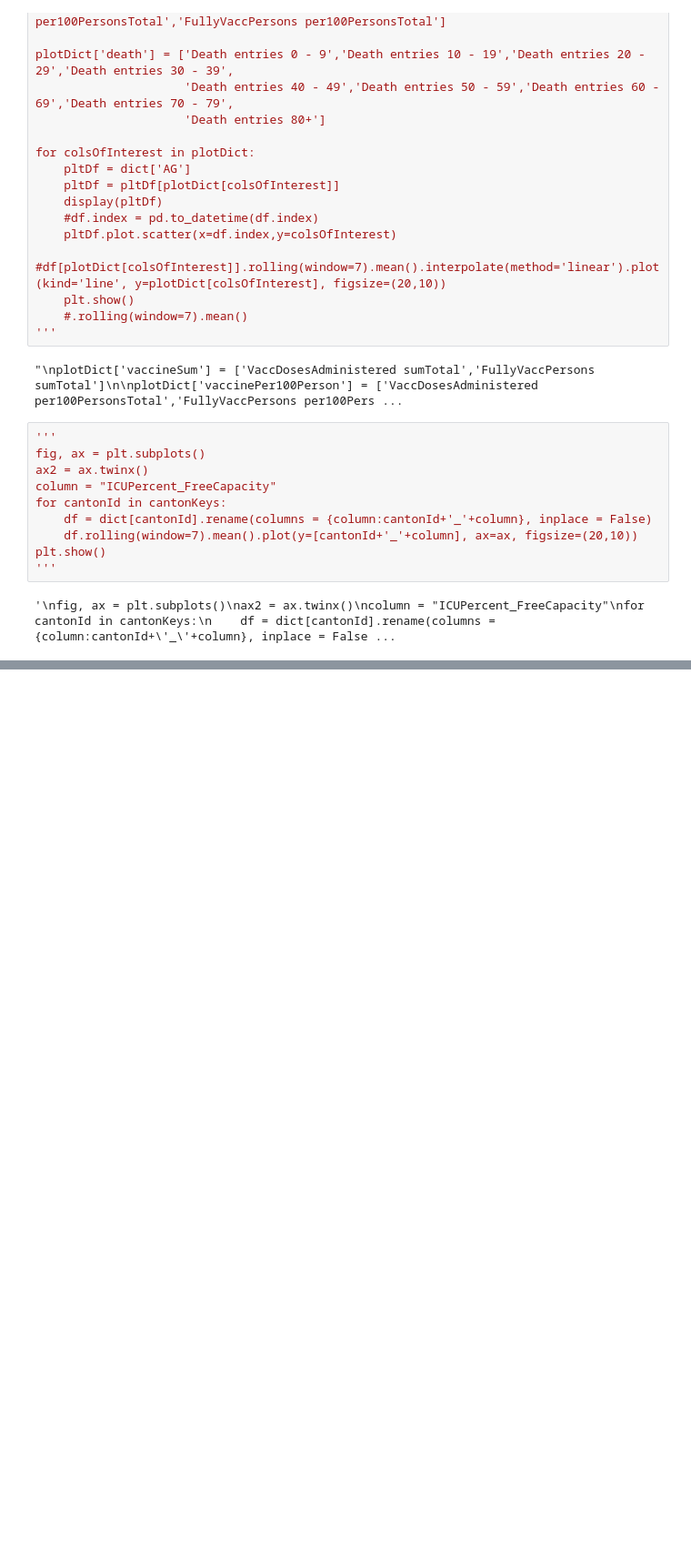
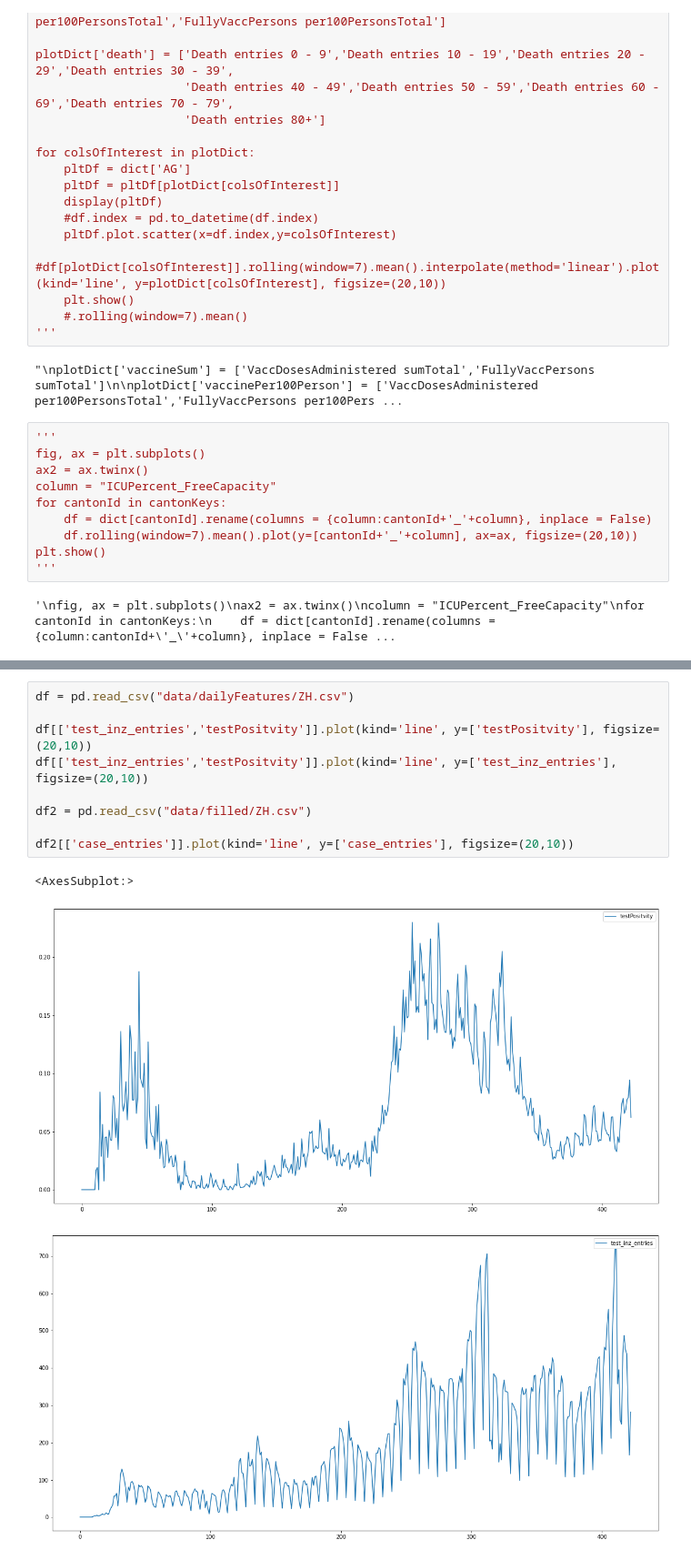
Before and after one commit to ratschlab/projects2021-bsc-thesis-scherer, a Jupyter notebook: DataExplorer.ipynb, the cells around one changed output, grey strips where cells are left out. Shown: that part at 91% size. Drawn from its saved outputs; the diff is of its cells as text; blank space fills up the shorter version.

```diff
--- a/DataExplorer.ipynb
+++ b/DataExplorer.ipynb
@@ -160,3 +160,16 @@ Death inz_entries 20 - 29         NaN
 Death inzsumTotal 10 - 19         NaN
 Death inzsumTotal 20 - 29         NaN
 Name: case_entries_shifted, Length: 169, dtype: float64
+# %%
+df = pd.read_csv("data/dailyFeatures/ZH.csv")
+
+df[['test_inz_entries','testPositvity']].plot(kind='line', y=['testPositvity'], figsize=(20,10))
+df[['test_inz_entries','testPositvity']].plot(kind='line', y=['test_inz_entries'], figsize=(20,10))
+
+df2 = pd.read_csv("data/filled/ZH.csv")
+
+df2[['case_entries']].plot(kind='line', y=['case_entries'], figsize=(20,10))
+# %% [output]
+<AxesSubplot:>
+[figure, added]
+[figure, added]
```
Also changed, not shown: parts of 3 cells of this notebook, 4 other files.
